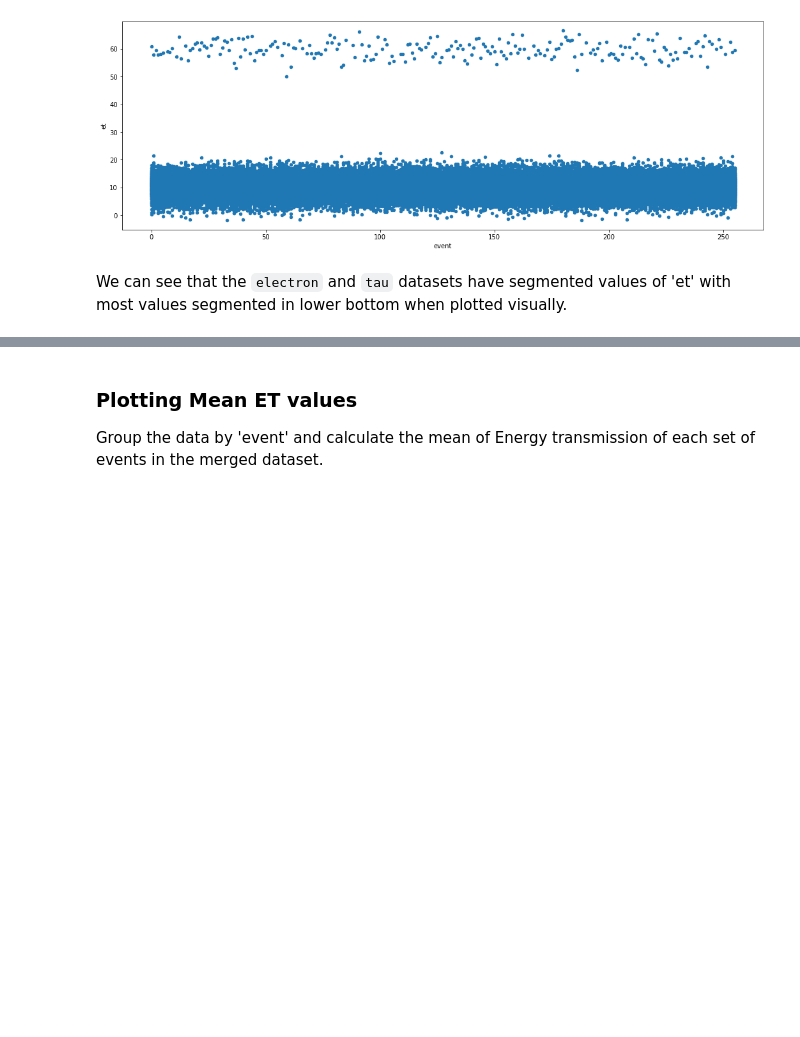
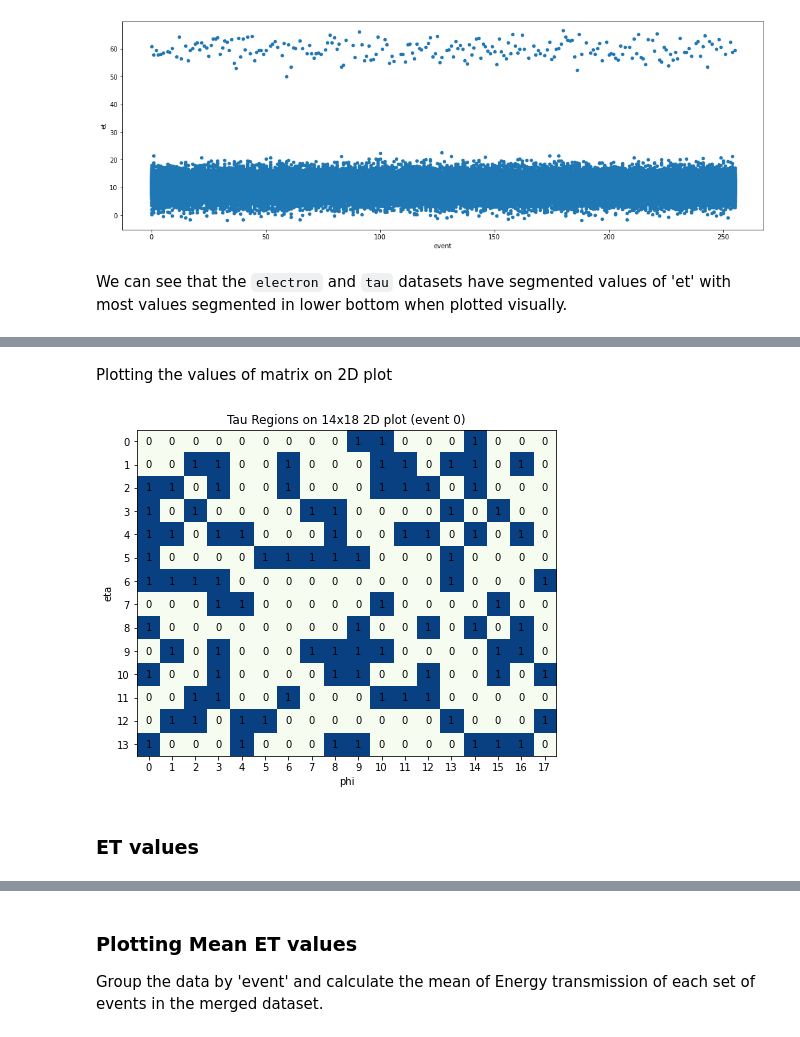
Before and after one commit to SridharaDasu/CMSMLProjectData, a Jupyter notebook: EDA_allData.ipynb, the cells around one changed output, grey strips where cells are left out. Saved outputs shown, nothing was run; the diff lists cells and outputs as text; code cells hidden in the pictures; blank space fills up the shorter version.

```diff
--- a/EDA_allData.ipynb
+++ b/EDA_allData.ipynb
@@ -107,0 +161,30 @@ We can see that the `electron` and `tau` datasets have segmented values of 'et'
+# %%
+# Convert the series into a 14x18 matrix
+x_tau = np.array(event_data['tau'])
+matrix_tau = np.asmatrix(x_tau)
+
+# Resizing into size 14x18
+matrix_tau.resize((14, 18))
+# %% [markdown]
+Plotting the values of matrix on 2D plot
+# %%
+fig, ax = plt.subplots(figsize = (18, 6))
+mat = ax.imshow(matrix_tau, cmap='GnBu', interpolation='nearest')
+
+# Set attributes
+plt.ylabel("eta")
+plt.xlabel("phi")
+plt.yticks(range(matrix_tau.shape[0]))
+plt.xticks(range(matrix_tau.shape[1]))
+plt.title('Tau Regions on 14x18 2D plot (event 0)')
+
+# this places 0 or 1 centered in the individual squares
+for x in range(matrix_tau.shape[0]):
+    for y in range(matrix_tau.shape[1]):
+        ax.annotate(str(matrix_tau[x, y])[0], xy=(y, x),
+                    horizontalalignment='center', verticalalignment='center')
+plt.show()
+# %% [output]
+[figure, added]
+# %% [markdown]
+### ET values
```
Also changed, not shown: parts of 14 cells of this notebook.
